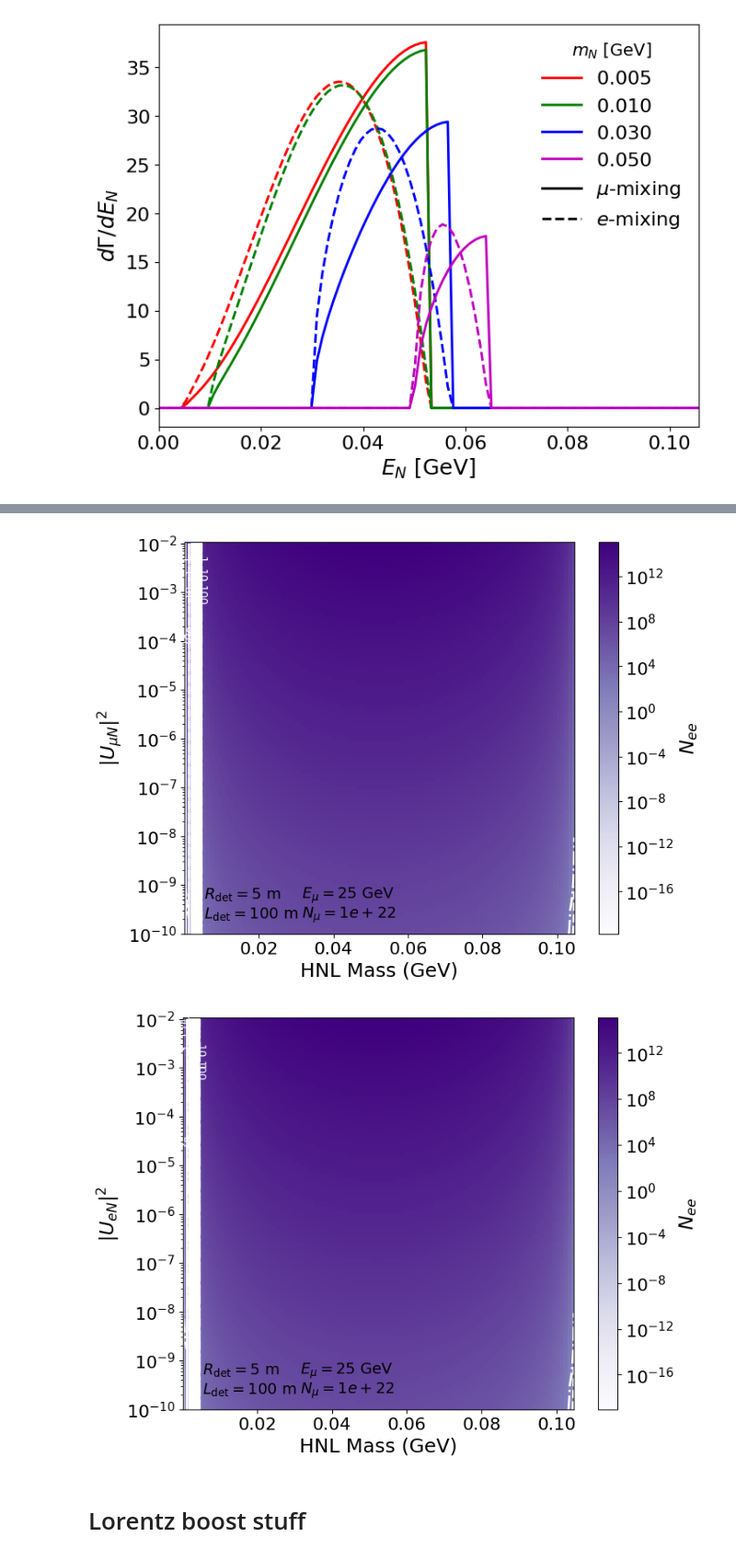
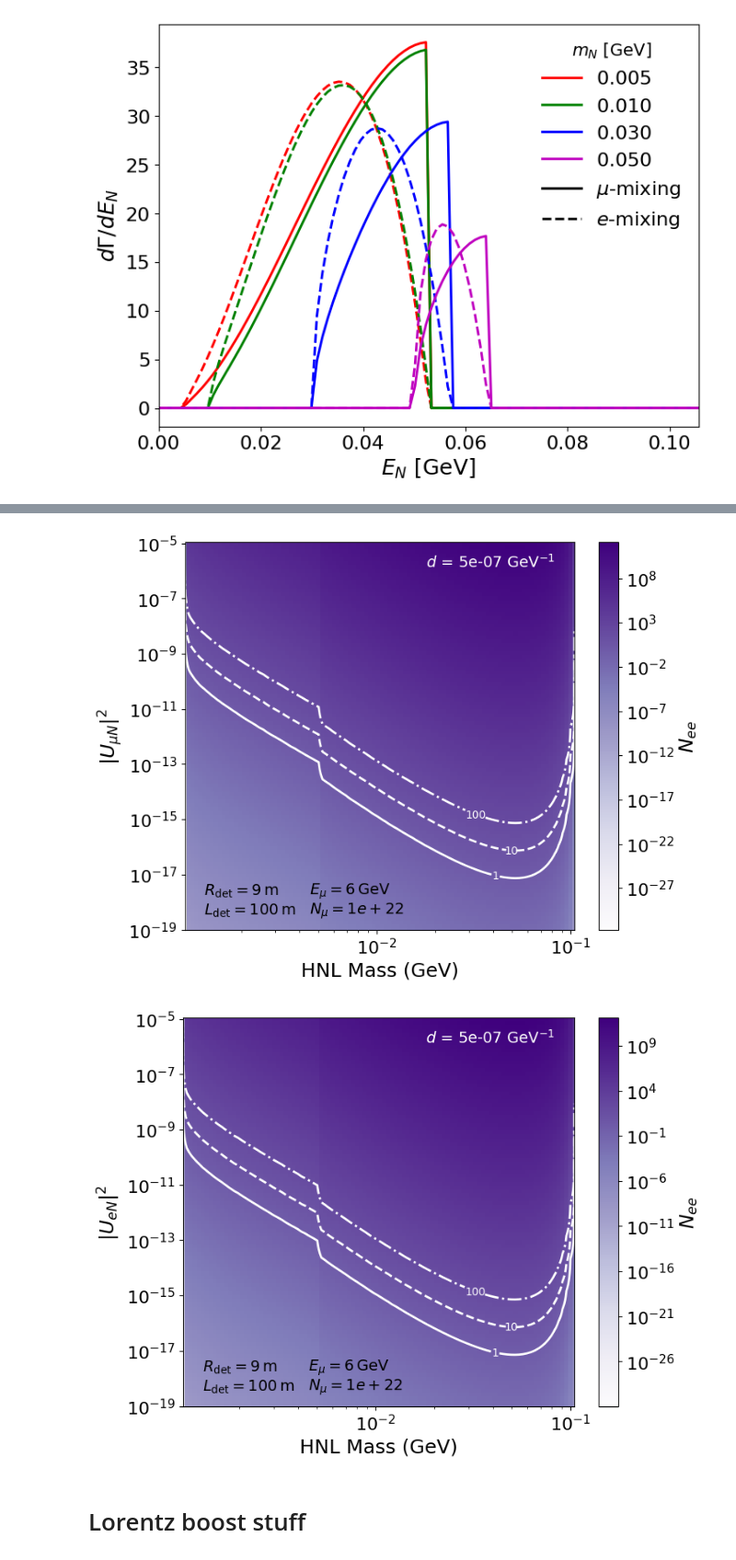
Before and after one commit to nickkamp1/NeutrinoFactoryHNL, a Jupyter notebook: DecayProduction.ipynb, the cells around one changed output, grey strips where cells are left out. Shown at 92% size. Drawn from its saved outputs; the diff is of its cells as text; code cells hidden in the pictures.

```diff
--- a/DecayProduction.ipynb
+++ b/DecayProduction.ipynb
@@ -10,8 +10,8 @@ from src.constants import *
 d = 5e-7 # GeV^-1
 # %%
 N = 100
-mN_range = np.linspace(1e-4,0.99*m_mu,N) # HNL mass range from 1 MeV to 100 MeV
-U2_range = np.logspace(-10,-2,N) # Mixing parameter squared range
+mN_range = np.logspace(np.log10(2*m_e), np.log10(0.99*m_mu), N) # HNL mass range from 1 MeV to 100 MeV
+U2_range = np.logspace(-19,-5,N) # Mixing parameter squared range
 Events_mu = np.zeros((N,N))
 Events_e = np.zeros((N,N))
 for im,mN in enumerate(mN_range):
@@ -135,49 +139,51 @@ for level,path in enumerate(CS.get_paths()):
     contour_file.write("\n")  # separate different segments
 contour_file.close()
 
-#plt.xscale('log')
+plt.xscale('log')
 plt.yscale('log')
 plt.xlim(mN_range[0], mN_range[-1])
 plt.xlabel('HNL Mass (GeV)')
 plt.ylabel(r'$|U_{\mu N}|^2$')
-plt.text(0.3, 0.1, r'$E_{\mu}=%1.0f$ GeV'%E_muon, transform=plt.gca().transAxes,ha='left',va='center',color='black',fontsize=14)
-plt.text(0.3, 0.05, r'$N_{\mu}= %1.0e$'%N_muon_decays, transform=plt.gca().transAxes,ha='left',va='center',color='black',fontsize=14)
-plt.text(0.05, 0.1, r'$R_{\rm det} = %1.0f$ m'%(det_radius), transform=plt.gca().transAxes,ha='left',va='center',color='black',fontsize=14)
-plt.text(0.05, 0.05, r'$L_{\rm det} = %1.0f$ m'%(det_length), transform=plt.gca().transAxes,ha='left',va='center',color='black',fontsize=14)
+plt.text(0.32, 0.1, r'$E_{\mu}=%1.0f\,\rm{GeV}$'%E_muon, transform=plt.gca().transAxes,ha='left',va='center',color='black',fontsize=14)
+plt.text(0.32, 0.05, r'$N_{\mu}= %1.0e$'%N_muon_decays, transform=plt.gca().transAxes,ha='left',va='center',color='black',fontsize=14)
+plt.text(0.05, 0.1, r'$R_{\rm det} = %1.0f\,{\rm m}$'%(det_radius), transform=plt.gca().transAxes,ha='left',va='center',color='black',fontsize=14)
+plt.text(0.05, 0.05, r'$L_{\rm det} = %1.0f\,{\rm m}$'%(det_length), transform=plt.gca().transAxes,ha='left',va='center',color='black',fontsize=14)
+if d > 0: plt.text(0.95, 0.95, r'$d$ = %1.0e GeV$^{-1}$'%d, transform=plt.gca().transAxes,ha='right',va='center',color='white',fontsize=14)
 plt.tight_layout()
-plt.savefig("Figures/HNL_events_muon_mixin_%2.2e.png"%d,dpi=300)
+plt.savefig("Figures/HNL_events_muon_mixing_d_%2.2e.png"%d,dpi=300)
 plt.show()
 
 plt.pcolormesh(M_mesh, U2_mesh, Events_e.T, shading='auto', norm=LogNorm())
 plt.colorbar(label=r'$N_{ee}$')
 CS = plt.contour(M_mesh, U2_mesh, Events_e.T, levels=[1, 10, 100], colors='white', linestyles=['-', '--', '-.'])
 # contour labels
 plt.clabel(CS, inline=1, fontsize=10, fmt='%1.0f')
 
 # save contours
 for level,path in enumerate(CS.get_paths()):
     contour_file = open("data/HNL_events_electron_mixing_contour_%d_d_%2.2e.txt"%(level,d), "w")
     v = path.vertices
     for vertex in v:
         contour_file.write(f"{vertex[0]} {vertex[1]}\n")
     contour_file.write("\n")  # separate different segments
 contour_file.close()
 
-#plt.xscale('log')
+plt.xscale('log')
 plt.yscale('log')
 plt.xlim(mN_range[0], mN_range[-1])
 plt.xlabel('HNL Mass (GeV)')
 plt.ylabel(r'$|U_{e N}|^2$')
-plt.text(0.3, 0.1, r'$E_{\mu}=%1.0f$ GeV'%E_muon, transform=plt.gca().transAxes,ha='left',va='center',color='black',fontsize=14)
-plt.text(0.3, 0.05, r'$N_{\mu}= %1.0e$'%N_muon_decays, transform=plt.gca().transAxes,ha='left',va='center',color='black',fontsize=14)
-plt.text(0.05, 0.1, r'$R_{\rm det} = %1.0f$ m'%(det_radius), transform=plt.gca().transAxes,ha='left',va='center',color='black',fontsize=14)
-plt.text(0.05, 0.05, r'$L_{\rm det} = %1.0f$ m'%(det_length), transform=plt.gca().transAxes,ha='left',va='center',color='black',fontsize=14)
+plt.text(0.32, 0.1, r'$E_{\mu}=%1.0f\,\rm{GeV}$'%E_muon, transform=plt.gca().transAxes,ha='left',va='center',color='black',fontsize=14)
+plt.text(0.32, 0.05, r'$N_{\mu}= %1.0e$'%N_muon_decays, transform=plt.gca().transAxes,ha='left',va='center',color='black',fontsize=14)
+plt.text(0.05, 0.1, r'$R_{\rm det} = %1.0f\,{\rm m}$'%(det_radius), transform=plt.gca().transAxes,ha='left',va='center',color='black',fontsize=14)
+plt.text(0.05, 0.05, r'$L_{\rm det} = %1.0f\,{\rm m}$'%(det_length), transform=plt.gca().transAxes,ha='left',va='center',color='black',fontsize=14)
+if d > 0: plt.text(0.95, 0.95, r'$d$ = %1.0e GeV$^{-1}$'%d, transform=plt.gca().transAxes,ha='right',va='center',color='white',fontsize=14)
 plt.tight_layout()
-plt.savefig("Figures/HNL_events_electron_mixing_%2.2e.png"%d,dpi=300)
+plt.savefig("Figures/HNL_events_electron_mixing_d_%2.2e.png"%d,dpi=300)
 plt.show()
 # %% [output]
-[figure, old version]
+[figure, new version]
-[figure, old version]
+[figure, new version]
 # %% [markdown]
 # Lorentz boost stuff
 # %%
```
Also changed, not shown: parts of 4 cells of this notebook, 28 other files.
